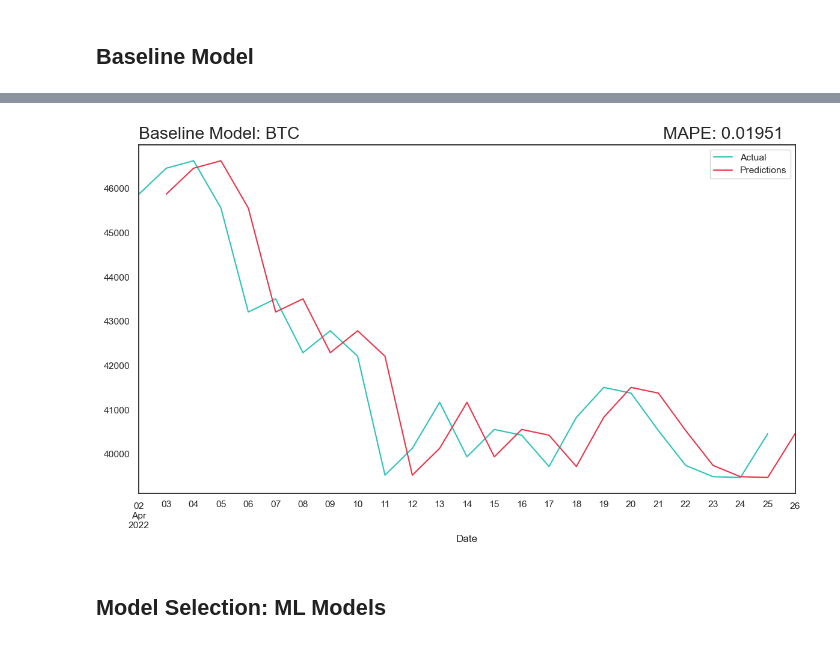
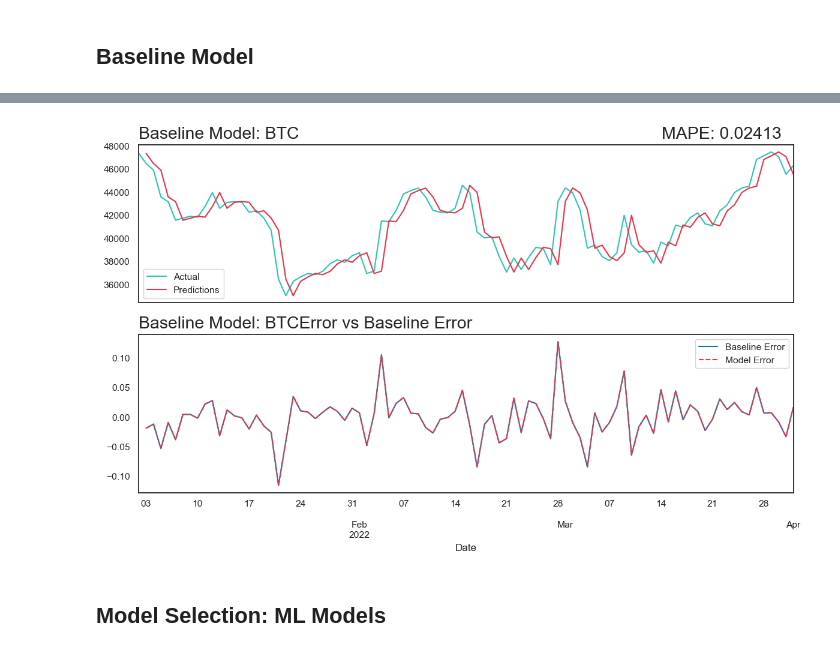
Before and after one commit to LucasNeves27/bc4, a Jupyter notebook: wip/f/BC4_Apex_Models_03.ipynb, the cells around one changed output, grey strips where cells are left out. Cells and saved outputs as stored; diff of their text form; code cells hidden in the pictures.

```diff
--- a/wip/f/BC4_Apex_Models_03.ipynb
+++ b/wip/f/BC4_Apex_Models_03.ipynb
@@ -194,3 +195,7 @@ df_tt.set_index('Date_Y', inplace=True)
 df_forprediction.set_index('Date_Y', inplace=True)
 # %% [markdown]
 ## Baseline Model
+# %%
+## Baseline model is simply yesterday's price as prediction for today
+
+pred_baseline = df_tt[['Y']].shift()
@@ -198,29 +238,41 @@ df_forprediction.set_index('Date_Y', inplace=True)
 ### Plot predictions vs actual
 # %%
 def plot_predictions(pred, actual, title='Prediction vs Actual', mape=None):
-    fig, ax = plt.subplots(figsize=(11, 6))
+    fig, axes = plt.subplots(2,1,figsize=(11, 6), sharex=True)
 
     ## Plot actual test
-    actual.plot(ax=ax, label='Actual', color=CAT_COLORS[0])
+    actual.plot(ax=axes[0], label='Actual', color=CAT_COLORS[0])
 
     ## Plot predictions
-    pred.plot(ax=ax, label='Predictions', color=CAT_COLORS[-1])
+    pred.plot(ax=axes[0], label='Predictions', color=CAT_COLORS[-1])
+
+    df_diff = pd.DataFrame([pred]).T.rename(columns={'Y':'pred'})
+    df_diff['actual'] = actual
+    df_diff['diff'] = (df_diff['actual'] - df_diff['pred'])/df_diff['actual']
+    df_diff['baseline'] = (df_diff['actual'] - pred_baseline['Y'])/df_diff['actual']
 
     mape_ = ""
-    ax.legend();
+    axes[0].legend();
     if mape != None :
         mape_ = "Train MAPE: " + str(abs(round(mape,5)))
     else:
         mape_ = "MAPE: " + str(round(mean_absolute_percentage_error(actual[1:-1],pred[1:-1]),5))
 
-    ax.set_title(title, loc='left', fontsize=16)
-    ax.annotate(mape_,
+    axes[0].set_title(title, loc='left', fontsize=16)
+    axes[0].annotate(mape_,
             xy=(1, 1), xycoords='axes fraction',
             xytext=(-20, 30), textcoords='offset pixels',
                 fontsize=16,
             horizontalalignment='right',
             verticalalignment='top')
-    ax.set_xlabel("Date")
+
+    df_diff['baseline'].plot(ax=axes[1], label='Baseline Error', color=CAT_COLORS[1])
+    df_diff['diff'].plot(ax=axes[1], label='Model Error', color=CAT_COLORS[-1], linestyle='dashed')
+    axes[1].set_title(title+'Error vs Baseline Error', loc='left', fontsize=16)
+
+    axes[1].legend();
+
+    axes[1].set_xlabel("Date")
     plt.show()
 
     save_fig(title, fig)
@@ -233,14 +285,10 @@ def get_model_scores(results):
     cv_res_scores = [i for i in cv_res.columns.tolist() if "split" in i]
     cv_res_scores_list = cv_res.loc[:,cv_res_scores].T.reset_index(drop=True).iloc[:,0]
     return cv_res_scores_list
-# %%
-## Baseline model is simply yesterday's price as prediction for today
-
-pred_baseline = df_forprediction[['Y']].shift()
 # %%
-plot_predictions(pred_baseline['Y'], df_forprediction['Y'], 'Baseline Model: BTC')
+plot_predictions(pred_baseline['Y'], df_tt['Y'], 'Baseline Model: BTC')
 # %% [output]
-[figure, old version]
+[figure, new version]
 # %%
 #mean_absolute_percentage_error(pred_baseline['Y'], df_forprediction['Y'])
 # %% [markdown]
```
Also changed, not shown: parts of 26 cells of this notebook.
